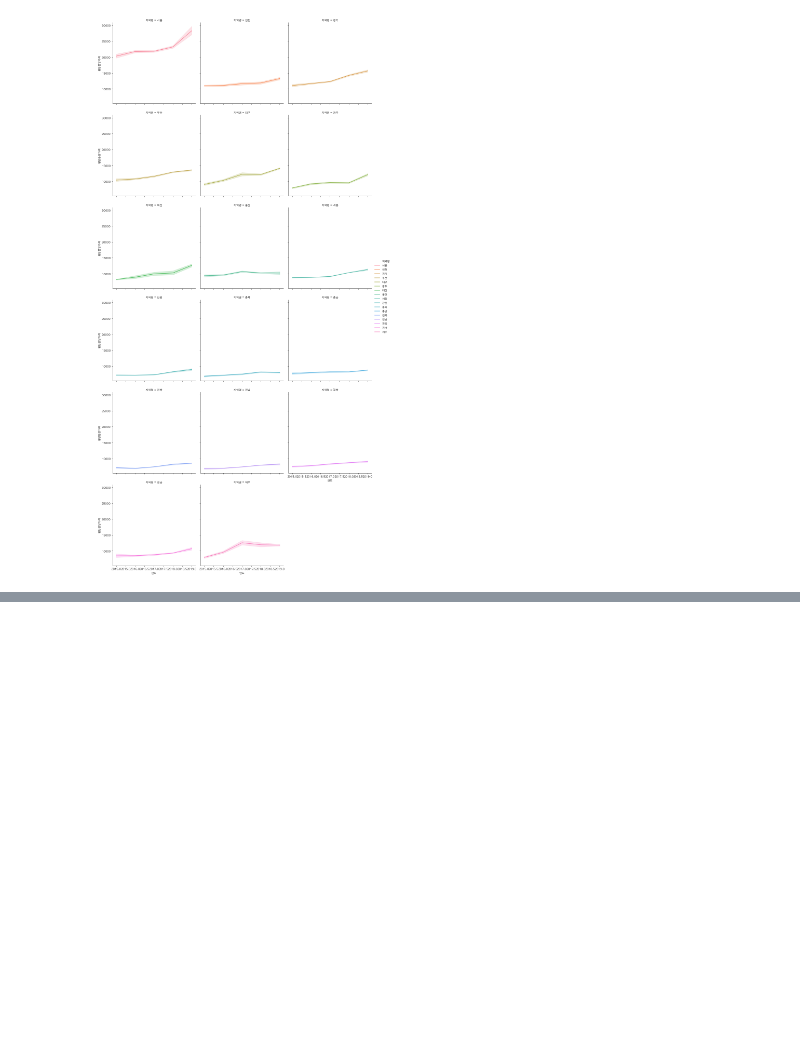
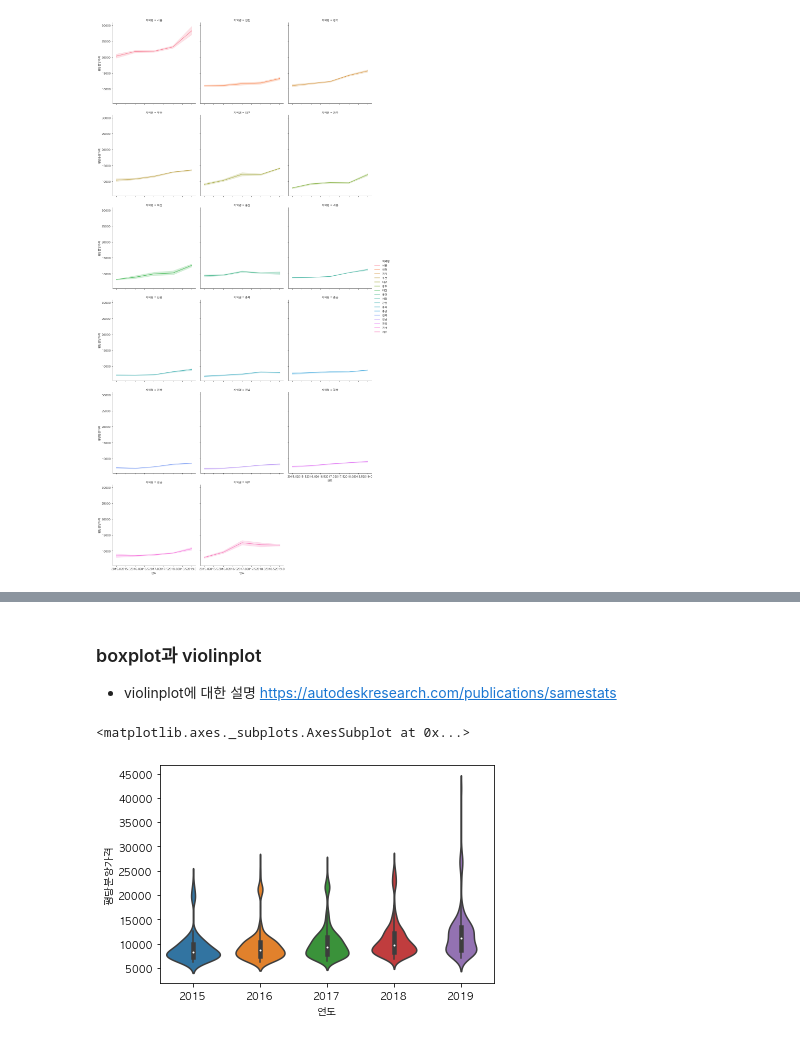
Before and after one commit to hangyuCho/dataAnalysisWithPython, a Jupyter notebook: notebooks/open-data-analysis-basic/01-apt-price.ipynb, the cells around one changed output, grey strips where cells are left out. Cells and saved outputs as stored; diff of their text form; code cells hidden in the pictures; blank space fills up the shorter version.

```diff
--- a/notebooks/open-data-analysis-basic/01-apt-price.ipynb
+++ b/notebooks/open-data-analysis-basic/01-apt-price.ipynb
@@ -671,5 +684,12 @@ sns.relplot(data=df_last, x="연도", y="평당분양가격", hue="지역명", k
+# %% [markdown]
+### boxplot과 violinplot
+* violinplot에 대한 설명 https://autodeskresearch.com/publications/samestats
 # %%
-# 연도 별 평당분양가격을 violinplot으로 그려봅니다.
+# 연도 별 평당분양가격을 violinplot으로 그려봅니다
+sns.violinplot(data=df_last, x="연도", y="평당분양가격")
+# %% [output]
+<matplotlib.axes._subplots.AxesSubplot at 0x...>
+[figure, added]
 # %%
 # 연도별 평당분양가격을 lmplot으로 그려봅니다.
 # hue 옵션으로 전용면적을 표현해 봅니다.
```
Also changed, not shown: parts of 4 cells of this notebook.
